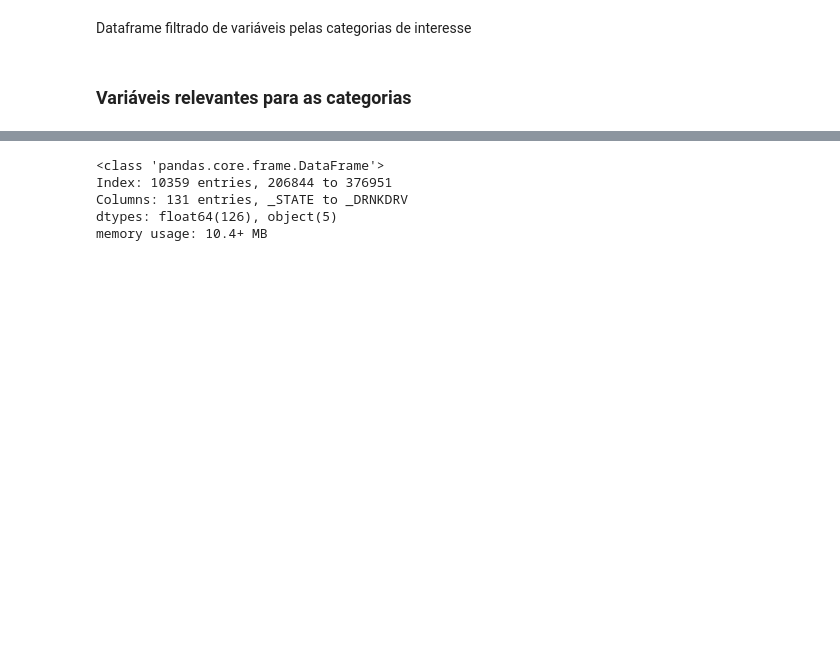
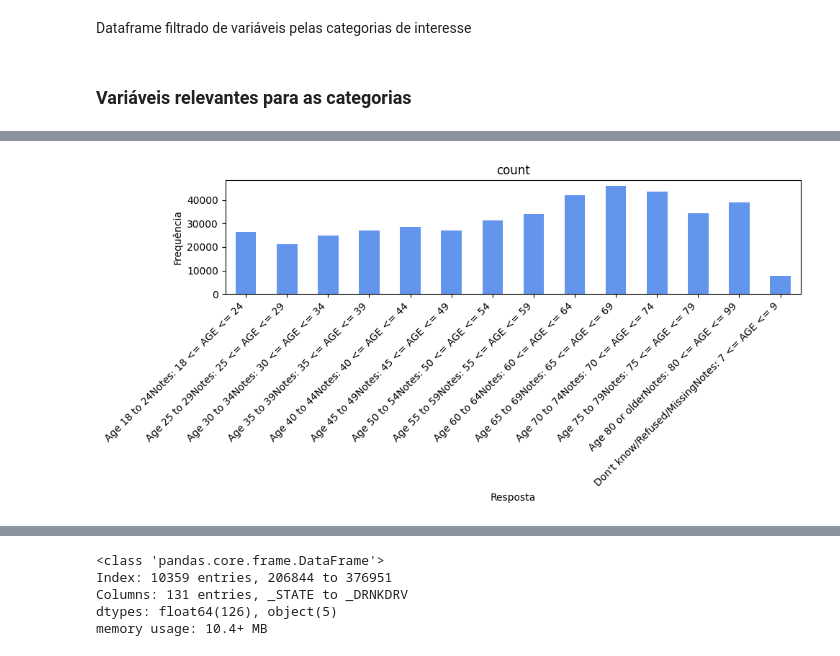
Before and after one commit to EdCarlos-dev/riskPredictionDeseases, a Jupyter notebook: dev/notebooks/dataTreatment_400_k_samples.ipynb, the cells around one changed output, grey strips where cells are left out. Saved outputs shown, nothing was run; the diff lists cells and outputs as text; code cells hidden in the pictures; blank space fills up the shorter version.

```diff
--- a/dev/notebooks/dataTreatment_400_k_samples.ipynb
+++ b/dev/notebooks/dataTreatment_400_k_samples.ipynb
@@ -973,0 +1203,18 @@ array(['HASYMP1', 'HASYMP2', 'HASYMP3', 'HASYMP4', 'HASYMP5', 'HASYMP6',
+# %%
+
+
+# Plota o gráfico de barras
+cont.plot(
+    kind='bar',
+    title=contagem.name,  # Usa o nome legível da variável como título
+    figsize=(10, 5),
+    color='cornflowerblue'
+)
+
+plt.ylabel('Frequência')
+plt.xlabel('Resposta')
+plt.xticks(rotation=45, ha='right')
+plt.tight_layout()
+plt.show()
+# %% [output]
+[figure, added]
```
Also changed, not shown: parts of 31 cells of this notebook.
